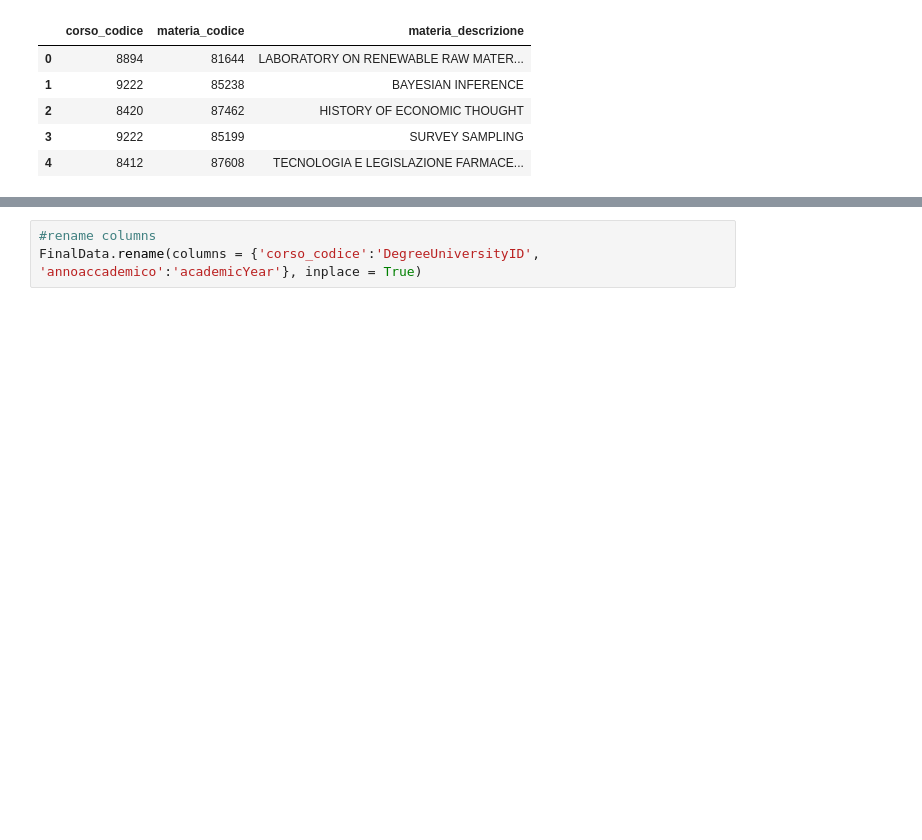
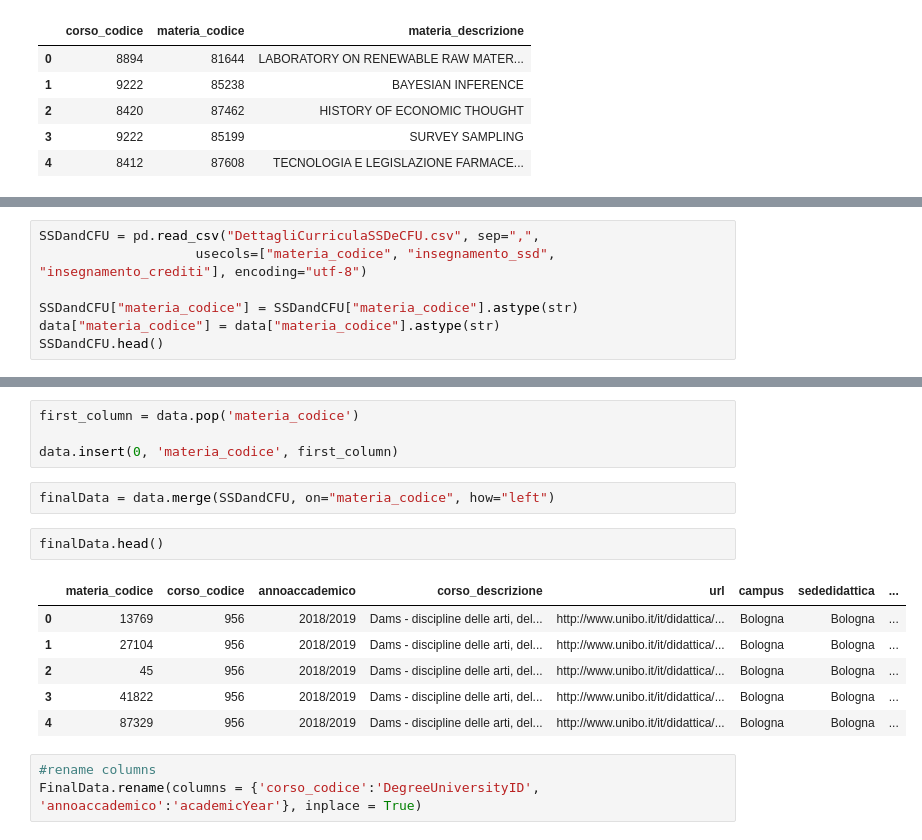
Before and after one commit to alicebordignon/UniOn, a Jupyter notebook: Data_Collection.ipynb, the cells around one changed output, grey strips where cells are left out. Saved outputs shown, nothing was run; the diff lists cells and outputs as text; blank space fills up the shorter version.

```diff
--- a/Data_Collection.ipynb
+++ b/Data_Collection.ipynb
@@ -98,0 +95,7 @@ len(FinalData)
+# %%
+SSDandCFU = pd.read_csv("DettagliCurriculaSSDeCFU.csv", sep=",",
+                    usecols=["materia_codice", "insegnamento_ssd", "insegnamento_crediti"], encoding="utf-8")
+
+SSDandCFU["materia_codice"] = SSDandCFU["materia_codice"].astype(str)
+data["materia_codice"] = data["materia_codice"].astype(str)
+SSDandCFU.head()
@@ -99,3 +109,18 @@ len(FinalData)
+# %%
+first_column = data.pop('materia_codice')
+
+data.insert(0, 'materia_codice', first_column)
+# %%
+finalData = data.merge(SSDandCFU, on="materia_codice", how="left")
+# %%
+finalData.head()
+# %% [output]
+|  | materia_codice | corso_codice | annoaccademico | corso_descrizione | url | campus | sededidattica | ... |
+| 0 | 13769 | 956 | 2018/2019 | Dams - discipline delle arti, del... | http://www.unibo.it/it/didattica/... | Bologna | Bologna | ... |
+| 1 | 27104 | 956 | 2018/2019 | Dams - discipline delle arti, del... | http://www.unibo.it/it/didattica/... | Bologna | Bologna | ... |
+| 2 | 45 | 956 | 2018/2019 | Dams - discipline delle arti, del... | http://www.unibo.it/it/didattica/... | Bologna | Bologna | ... |
+| 3 | 41822 | 956 | 2018/2019 | Dams - discipline delle arti, del... | http://www.unibo.it/it/didattica/... | Bologna | Bologna | ... |
+| 4 | 87329 | 956 | 2018/2019 | Dams - discipline delle arti, del... | http://www.unibo.it/it/didattica/... | Bologna | Bologna | ... |
 # %%
 #rename columns
 FinalData.rename(columns = {'corso_codice':'DegreeUniversityID', 'annoaccademico':'academicYear'}, inplace = True)
```
Also changed, not shown: parts of 7 cells of this notebook, 3 other files.
